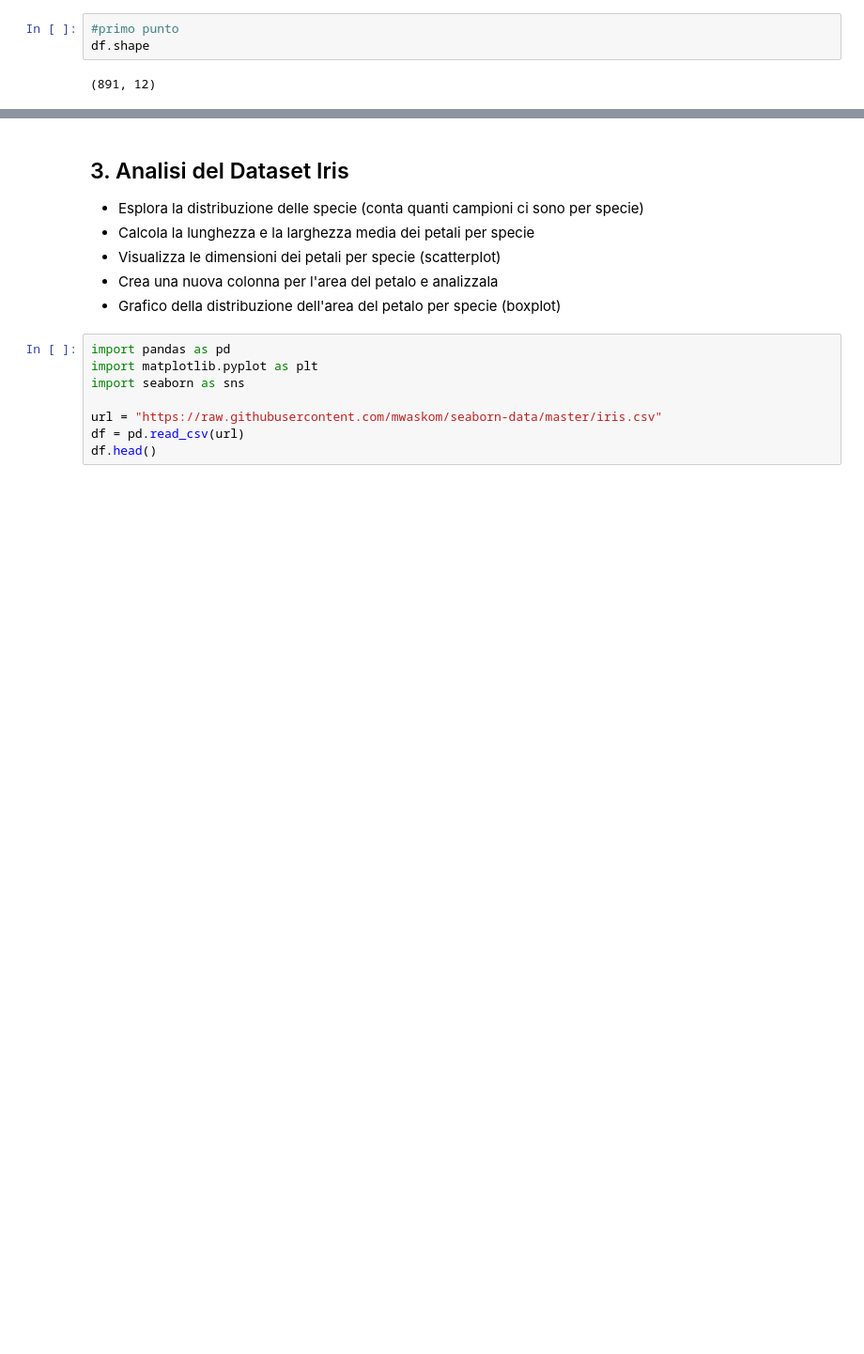
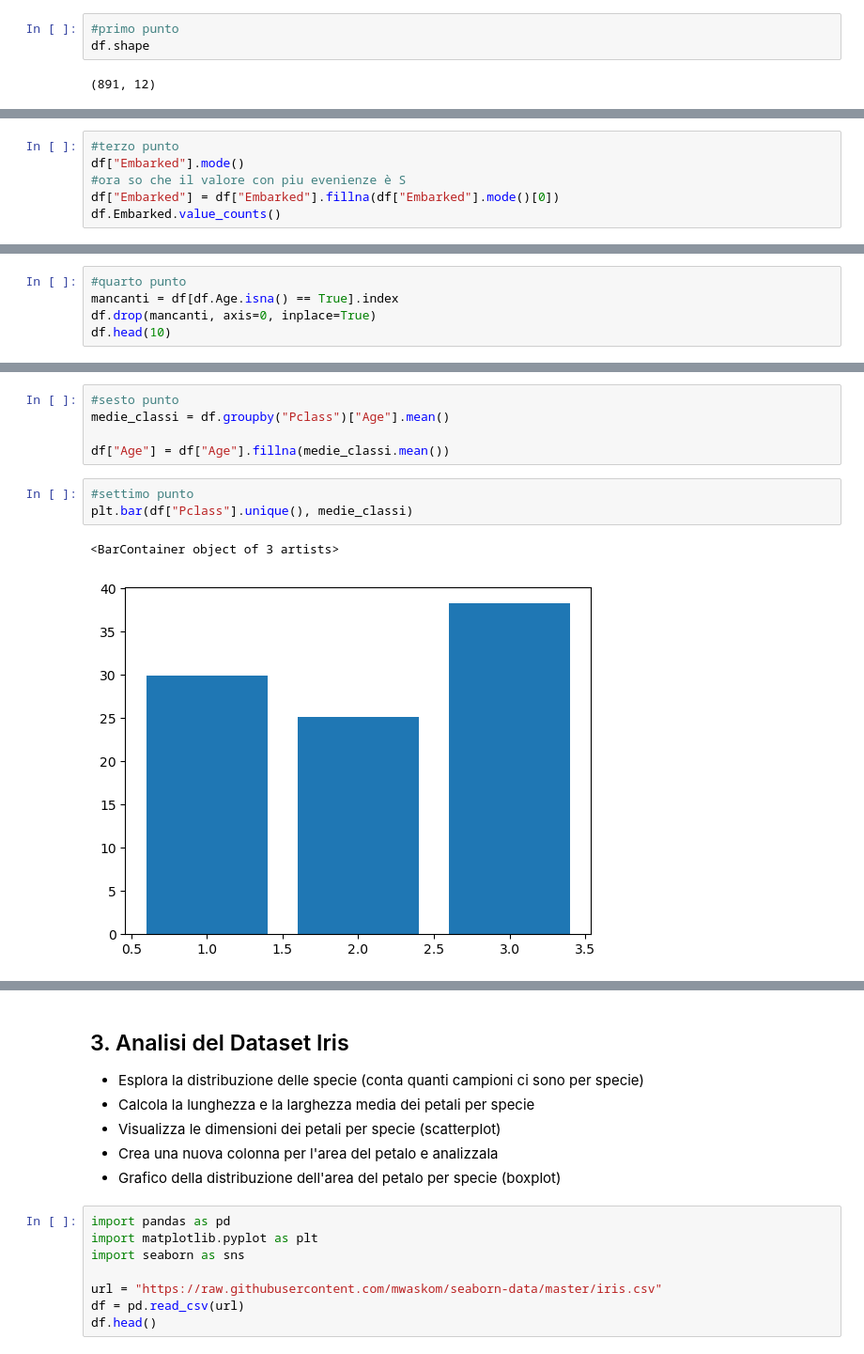
Before and after one commit to FrancescoMezzacasa/ProgrammingLab2, a Jupyter notebook: 4_Esercizi_lez4.ipynb, the cells around one changed output, grey strips where cells are left out. Shown at 94% size. Saved outputs shown, nothing was run; the diff lists cells and outputs as text; blank space fills up the shorter version.

```diff
--- a/4_Esercizi_lez4.ipynb
+++ b/4_Esercizi_lez4.ipynb
@@ -49,0 +104,6 @@ TypeError: Index.notna() takes 1 positional argument but 2 were given
+# %%
+#terzo punto
+df["Embarked"].mode()
+#ora so che il valore con piu evenienze è S
+df["Embarked"] = df["Embarked"].fillna(df["Embarked"].mode()[0])
+df.Embarked.value_counts()
@@ -49,0 +116,5 @@ TypeError: Index.notna() takes 1 positional argument but 2 were given
+# %%
+#quarto punto
+mancanti = df[df.Age.isna() == True].index
+df.drop(mancanti, axis=0, inplace=True)
+df.head(10)
@@ -49,0 +146,11 @@ TypeError: Index.notna() takes 1 positional argument but 2 were given
+# %%
+#sesto punto
+medie_classi = df.groupby("Pclass")["Age"].mean()
+
+df["Age"] = df["Age"].fillna(medie_classi.mean())
+# %%
+#settimo punto
+plt.bar(df["Pclass"].unique(), medie_classi)
+# %% [output]
+<BarContainer object of 3 artists>
+[figure, added]
```
Also changed, not shown: parts of 18 cells of this notebook, 8 other files.
